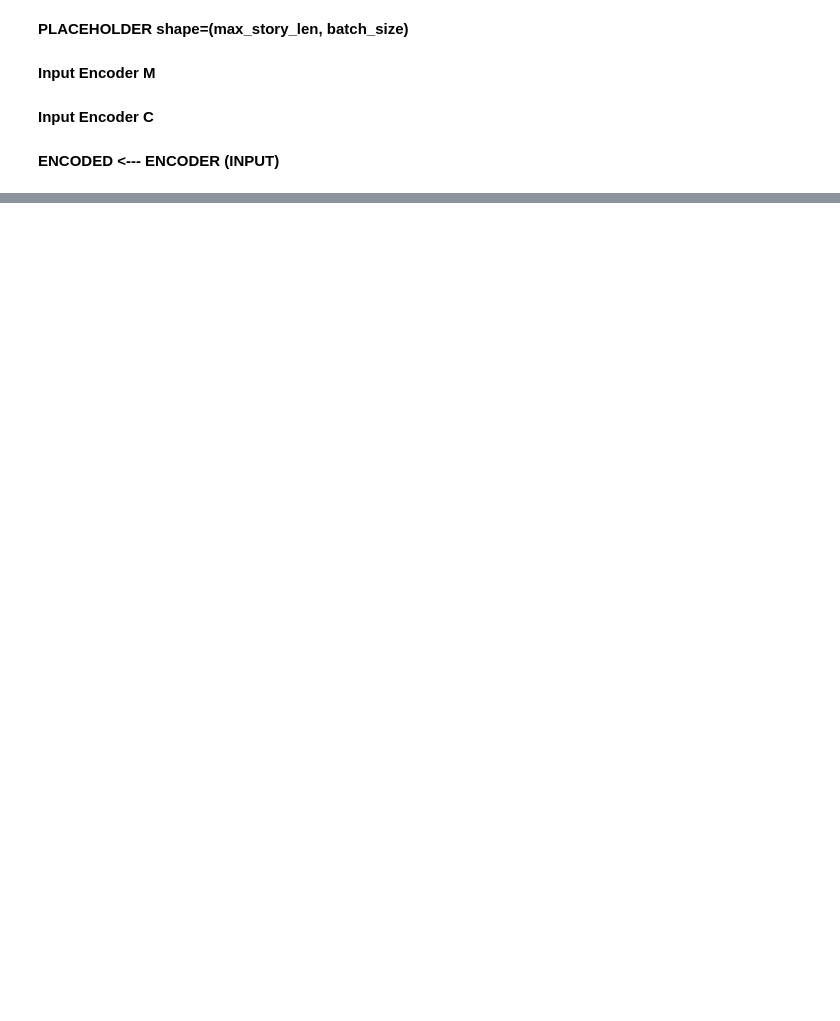
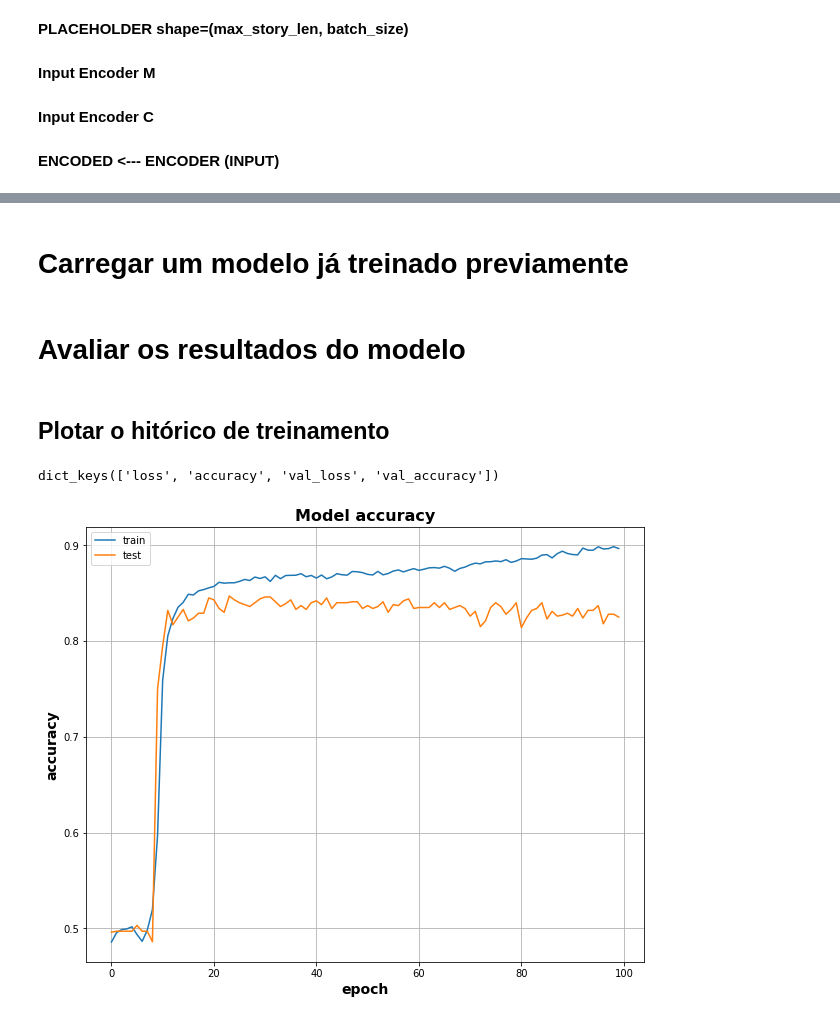
Before and after one commit to thiago2608santana/Natural_Language_Processing_with_Python, a Jupyter notebook: Chat_Bot.ipynb, the cells around one changed output, grey strips where cells are left out. Cells and saved outputs as stored; diff of their text form; code cells hidden in the pictures; blank space fills up the shorter version.

```diff
--- a/Chat_Bot.ipynb
+++ b/Chat_Bot.ipynb
@@ -13,3 +17,5 @@ from keras.layers import Input, Activation, Dense, Permute, Dropout, add, dot, c
+# %%
+carregar_modelo_treinado = 'sim'
 # %% [markdown]
 # Carregar os dados
 # %%
@@ -298,0 +307,4 @@ ________________________________________________________________________________
+# %%
+if carregar_modelo_treinado == 'nao':
+  with device('/device:GPU:0'):
+    history = model.fit([inputs_train, queries_train], answers_train, batch_size=32, epochs=100, validation_data=([inputs_test, queries_test], answers_test))
@@ -298,0 +339,25 @@ ________________________________________________________________________________
+# %% [markdown]
+# Carregar um modelo já treinado previamente
+# %%
+if carregar_modelo_treinado == 'sim':
+  model.load_weights('/content/drive/MyDrive/NLP_with_Python_Datasets/chatbot_100_epochs.h5')
+  history = pickle.load(open('/content/drive/MyDrive/NLP_with_Python_Datasets/best_model_history.pickle', 'rb'))
+# %% [markdown]
+# Avaliar os resultados do modelo
+# %% [markdown]
+## Plotar o hitórico de treinamento
+# %%
+print(history.history.keys())
+# %% [output]
+dict_keys(['loss', 'accuracy', 'val_loss', 'val_accuracy'])
+# %%
+plt.figure(figsize=(10,8))
+plt.plot(history.history['accuracy'])
+plt.plot(history.history['val_accuracy'])
+plt.title('Model accuracy', fontsize=16, fontweight='bold')
+plt.ylabel('accuracy', fontsize=14, fontweight='bold')
+plt.xlabel('epoch', fontsize=14, fontweight='bold')
+plt.legend(['train', 'test'], loc='upper left')
+plt.grid()
+# %% [output]
+[figure, added]
```
Also changed, not shown: parts of 45 cells of this notebook.
